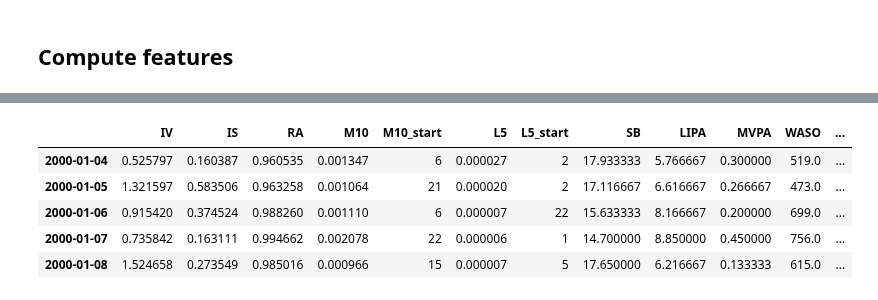
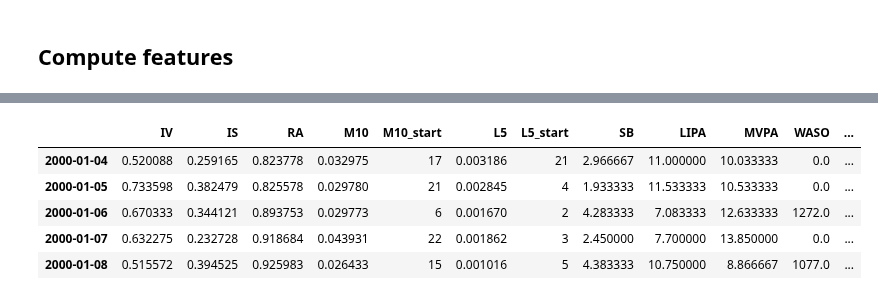
Before and after one commit to ADAMMA-CDHI-ETH-Zurich/CosinorAge, a Jupyter notebook: examples/smartwatch_example.ipynb, the cells around one changed output, grey strips where cells are left out. Cells and saved outputs as stored; diff of their text form; code cells hidden in the pictures.

```diff
--- a/examples/smartwatch_example.ipynb
+++ b/examples/smartwatch_example.ipynb
@@ -11,14 +11,14 @@ from cosinorage.features import WearableFeatures
 # %% [markdown]
 ## Raw Accelerometer Data obtained from Smartwatch
 # %%
-reload_smartwatch_p = False
+reload_smartwatch_p = True
 # %%
 preprocess_args = {
     'autocalib_tol': 10e-20,
-    'autocalib_max_iter': 1000,
+    'autocalib_max_iter': 500,
     'autocalib_epoch_size': 10,
-    'filter_type': 'highpass',
-    'filter_cutoff': 5
+    'filter_type': 'lowpass',
+    'filter_cutoff': 2
 }
 # %%
 if reload_smartwatch_p:
@@ -50,5 +86,5 @@ smartwatch_loader_p.get_meta_data()
 # %%
-reload_smartwatch = False
+reload_smartwatch = True
 # %%
 if reload_smartwatch:
     smartwatch_loader = DataLoader(datasource='smartwatch', input_path='../data/62164/', preprocess=False)
@@ -76,4 +119,10 @@ smartwatch_loader.plot_orig_enmo_freq()
 [figure]
 # %% [markdown]
 ## Compute features
+# %%
+preprocessed_features = True
+if preprocessed_features:
+    features = WearableFeatures(smartwatch_loader_p)
+else:
+    features = WearableFeatures(smartwatch_loader)
 # %%
@@ -103,10 +144,10 @@ features_p.get_cosinor_features()
 # %%
-features_p.get_all()
+features.get_all()
 # %% [output]
 |  | IV | IS | RA | M10 | M10_start | L5 | L5_start | SB | LIPA | MVPA | WASO | ... |
-| 2000-01-04 | 0.525797 | 0.160387 | 0.960535 | 0.001347 | 6 | 0.000027 | 2 | 17.933333 | 5.766667 | 0.300000 | 519.0 | ... |
-| 2000-01-05 | 1.321597 | 0.583506 | 0.963258 | 0.001064 | 21 | 0.000020 | 2 | 17.116667 | 6.616667 | 0.266667 | 473.0 | ... |
-| 2000-01-06 | 0.915420 | 0.374524 | 0.988260 | 0.001110 | 6 | 0.000007 | 22 | 15.633333 | 8.166667 | 0.200000 | 699.0 | ... |
-| 2000-01-07 | 0.735842 | 0.163111 | 0.994662 | 0.002078 | 22 | 0.000006 | 1 | 14.700000 | 8.850000 | 0.450000 | 756.0 | ... |
-| 2000-01-08 | 1.524658 | 0.273549 | 0.985016 | 0.000966 | 15 | 0.000007 | 5 | 17.650000 | 6.216667 | 0.133333 | 615.0 | ... |
+| 2000-01-04 | 0.520088 | 0.259165 | 0.823778 | 0.032975 | 17 | 0.003186 | 21 | 2.966667 | 11.000000 | 10.033333 | 0.0 | ... |
+| 2000-01-05 | 0.733598 | 0.382479 | 0.825578 | 0.029780 | 21 | 0.002845 | 4 | 1.933333 | 11.533333 | 10.533333 | 0.0 | ... |
+| 2000-01-06 | 0.670333 | 0.344121 | 0.893753 | 0.029773 | 6 | 0.001670 | 2 | 4.283333 | 7.083333 | 12.633333 | 1272.0 | ... |
+| 2000-01-07 | 0.632275 | 0.232728 | 0.918684 | 0.043931 | 22 | 0.001862 | 3 | 2.450000 | 7.700000 | 13.850000 | 0.0 | ... |
+| 2000-01-08 | 0.515572 | 0.394525 | 0.925983 | 0.026433 | 15 | 0.001016 | 5 | 4.383333 | 10.750000 | 8.866667 | 1077.0 | ... |
 # %%
```
Also changed, not shown: parts of 11 cells of this notebook, 2 other files.
